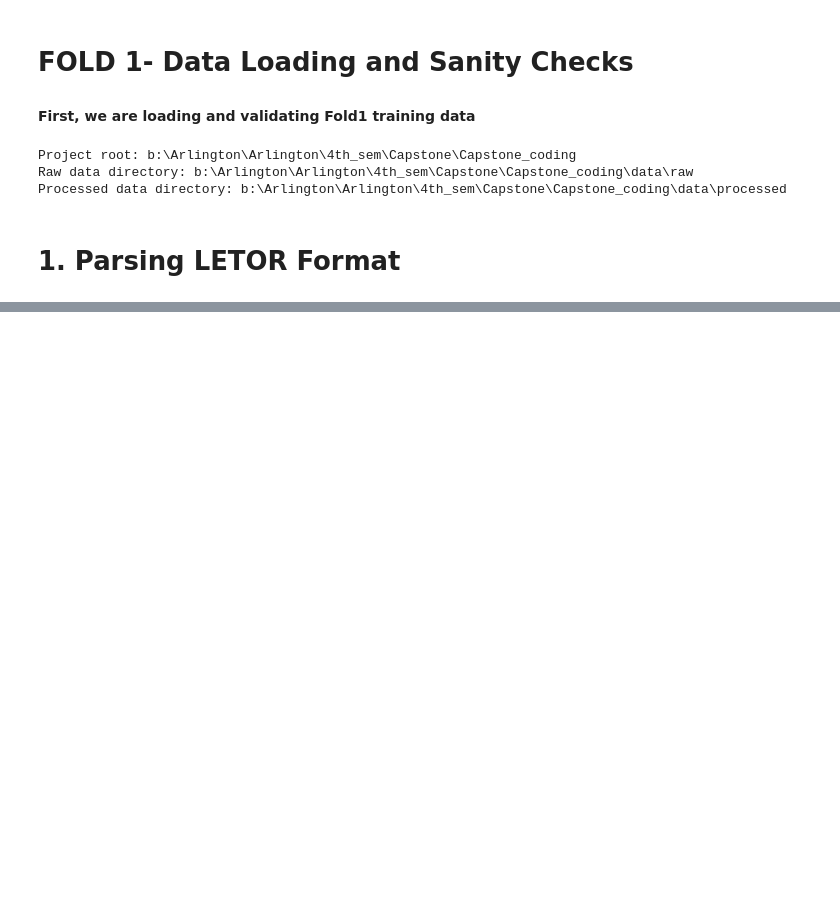
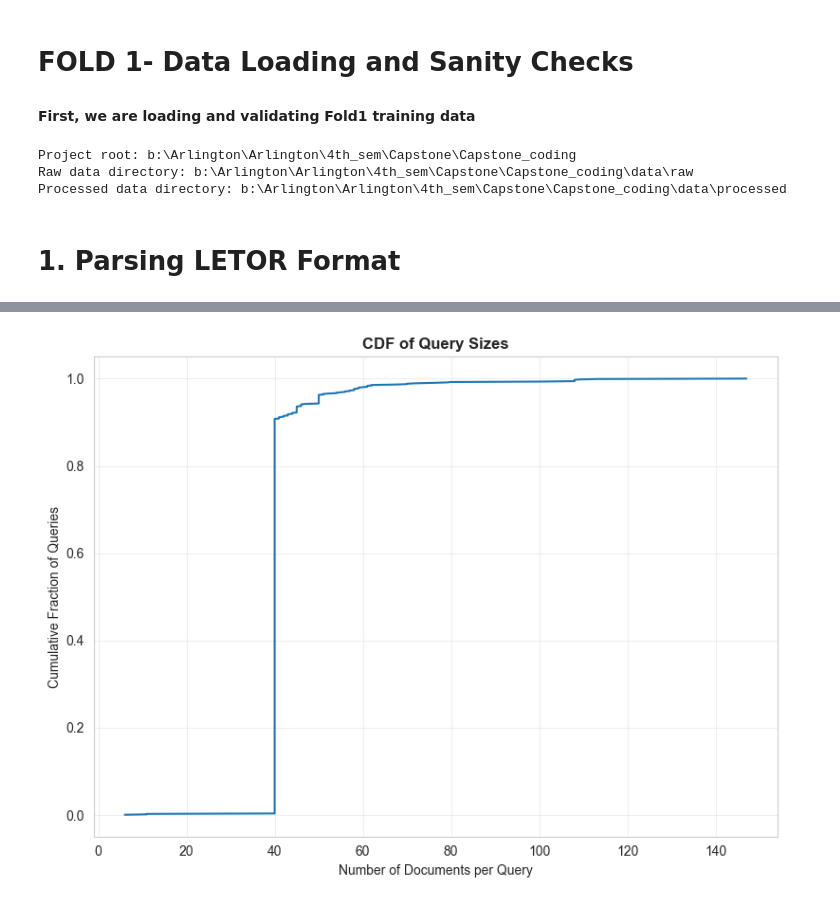
Before and after one commit to KushalMarahatta/Capstone_coding, a Jupyter notebook: notebooks/01_eda.ipynb, the cells around one changed output, grey strips where cells are left out. Cells and saved outputs as stored; diff of their text form; code cells hidden in the pictures; blank space fills up the shorter version.

```diff
--- a/notebooks/01_eda.ipynb
+++ b/notebooks/01_eda.ipynb
@@ -86,0 +385,14 @@ def parse_letor_file(filepath):
+# %%
+sorted_docs = np.sort(query_df['num_docs'])
+cdf = np.arange(1, len(sorted_docs)+1) / len(sorted_docs)
+
+plt.figure(figsize=(8,6))
+plt.plot(sorted_docs, cdf)
+plt.xlabel('Number of Documents per Query')
+plt.ylabel('Cumulative Fraction of Queries')
+plt.title('CDF of Query Sizes', fontweight='bold')
+plt.grid(alpha=0.3)
+plt.tight_layout()
+plt.show()
+# %% [output]
+[figure, added]
```
Also changed, not shown: parts of 33 cells of this notebook, 1 other file.
